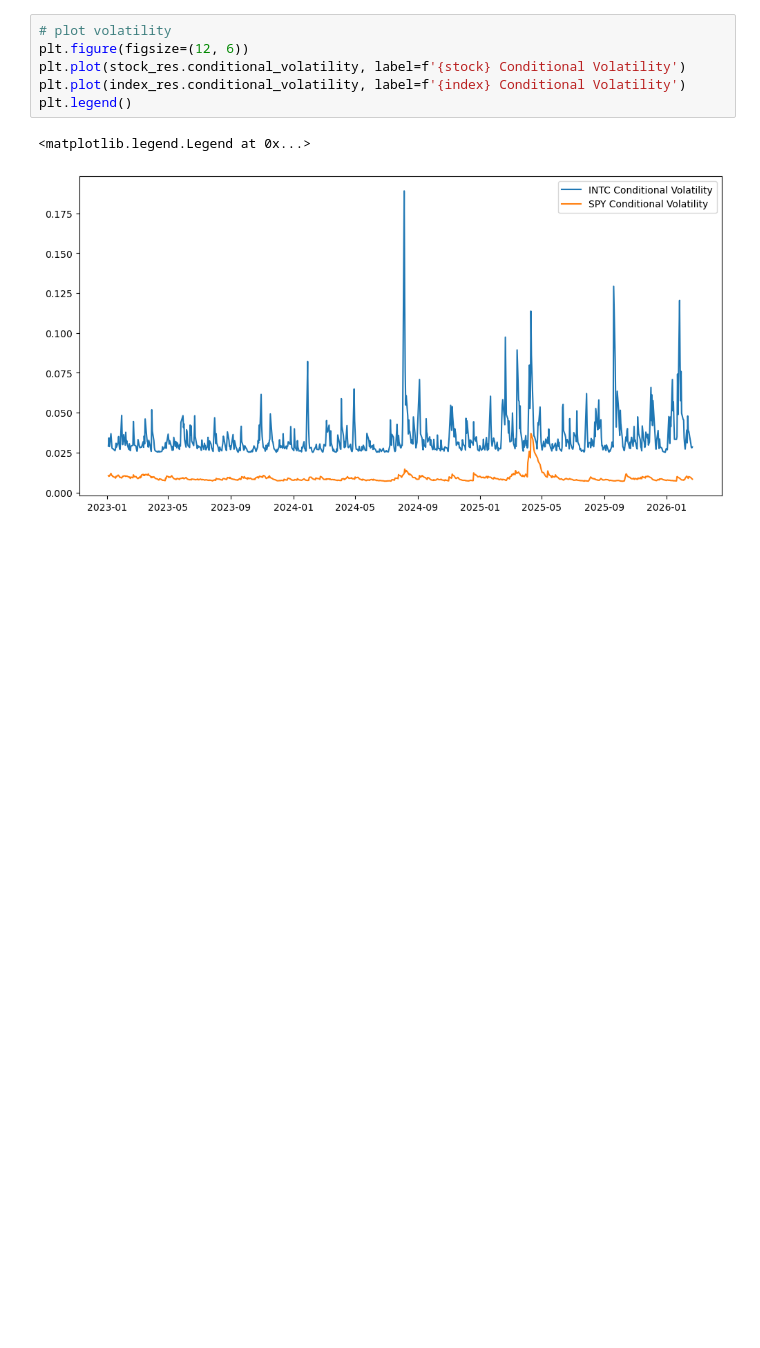
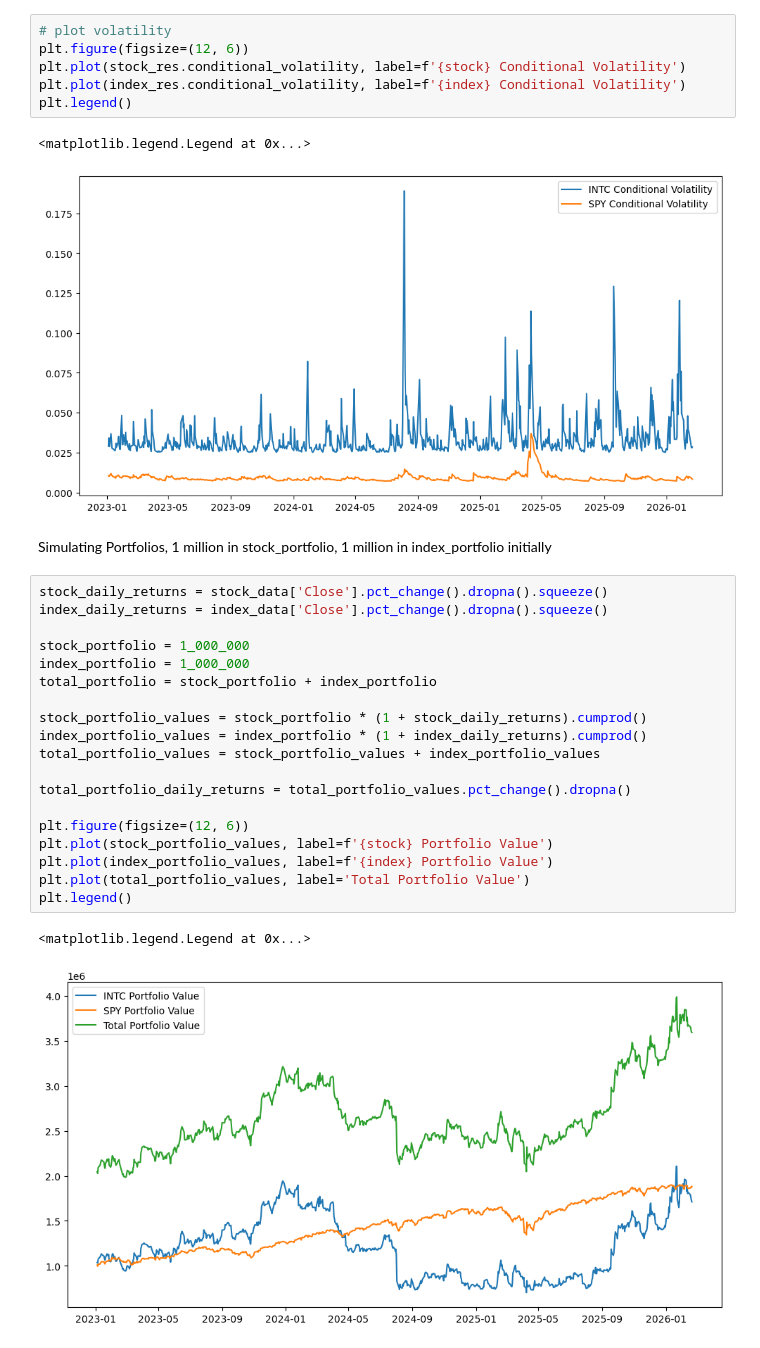
Before and after one commit to AndersJensen5004/FinMath, a Jupyter notebook: main.ipynb, the cells around one changed output. Cells and saved outputs as stored; diff of their text form; blank space fills up the shorter version.

Commit message:
portfolio sims

```diff
--- a/main.ipynb
+++ b/main.ipynb
@@ -92,3 +110,27 @@ plt.legend()
 # %% [output]
 <matplotlib.legend.Legend at 0x...>
 [figure]
+# %% [markdown]
+Simulating Portfolios, 1 million in stock_portfolio, 1 million in index_portfolio initially
+# %%
+stock_daily_returns = stock_data['Close'].pct_change().dropna().squeeze()
+index_daily_returns = index_data['Close'].pct_change().dropna().squeeze()
+
+stock_portfolio = 1_000_000
+index_portfolio = 1_000_000
+total_portfolio = stock_portfolio + index_portfolio
+
+stock_portfolio_values = stock_portfolio * (1 + stock_daily_returns).cumprod()
+index_portfolio_values = index_portfolio * (1 + index_daily_returns).cumprod()
+total_portfolio_values = stock_portfolio_values + index_portfolio_values
+
+total_portfolio_daily_returns = total_portfolio_values.pct_change().dropna()
+
+plt.figure(figsize=(12, 6))
+plt.plot(stock_portfolio_values, label=f'{stock} Portfolio Value')
+plt.plot(index_portfolio_values, label=f'{index} Portfolio Value')
+plt.plot(total_portfolio_values, label='Total Portfolio Value')
+plt.legend()
+# %% [output]
+<matplotlib.legend.Legend at 0x...>
+[figure, added]
```
Also changed, not shown: parts of 6 cells of this notebook.
